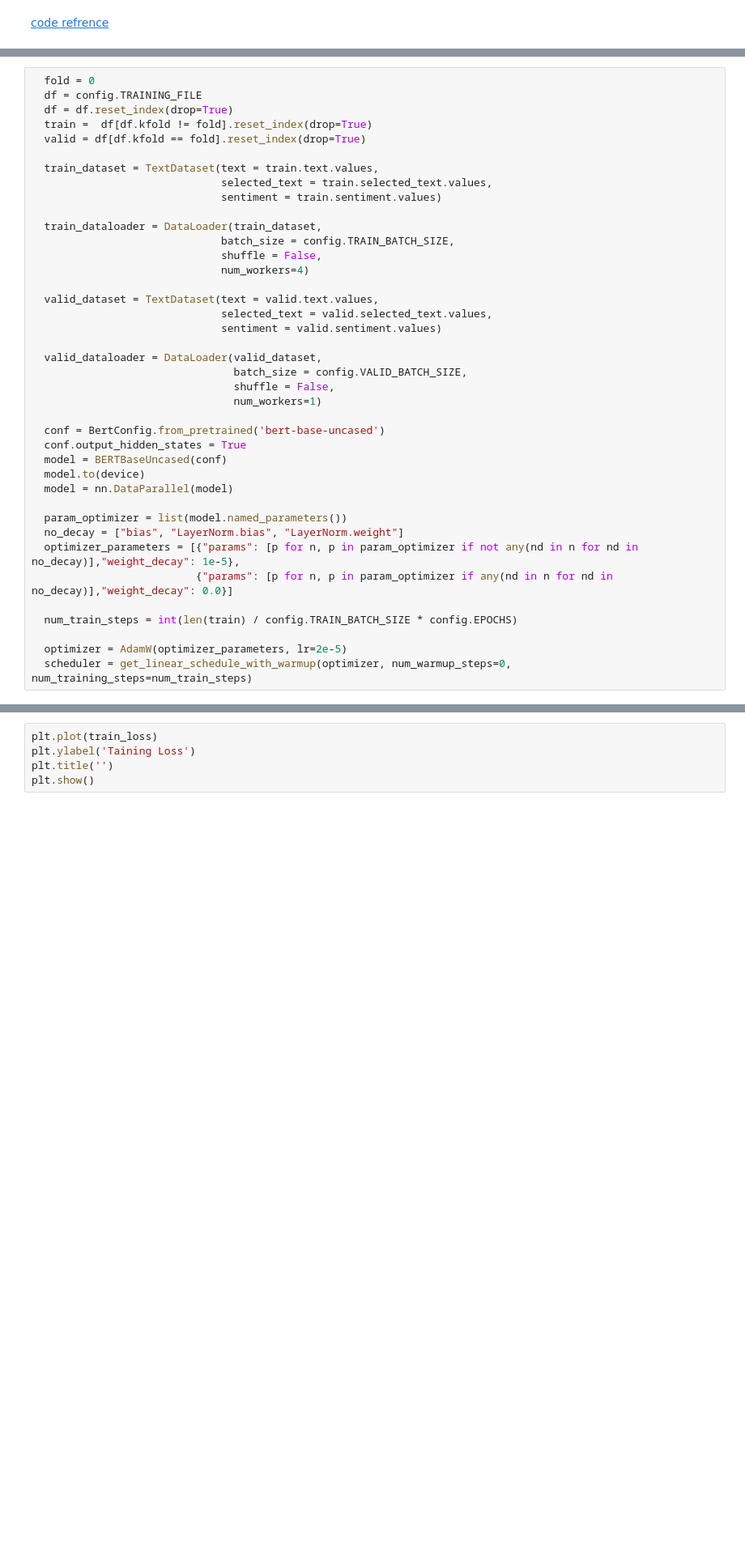
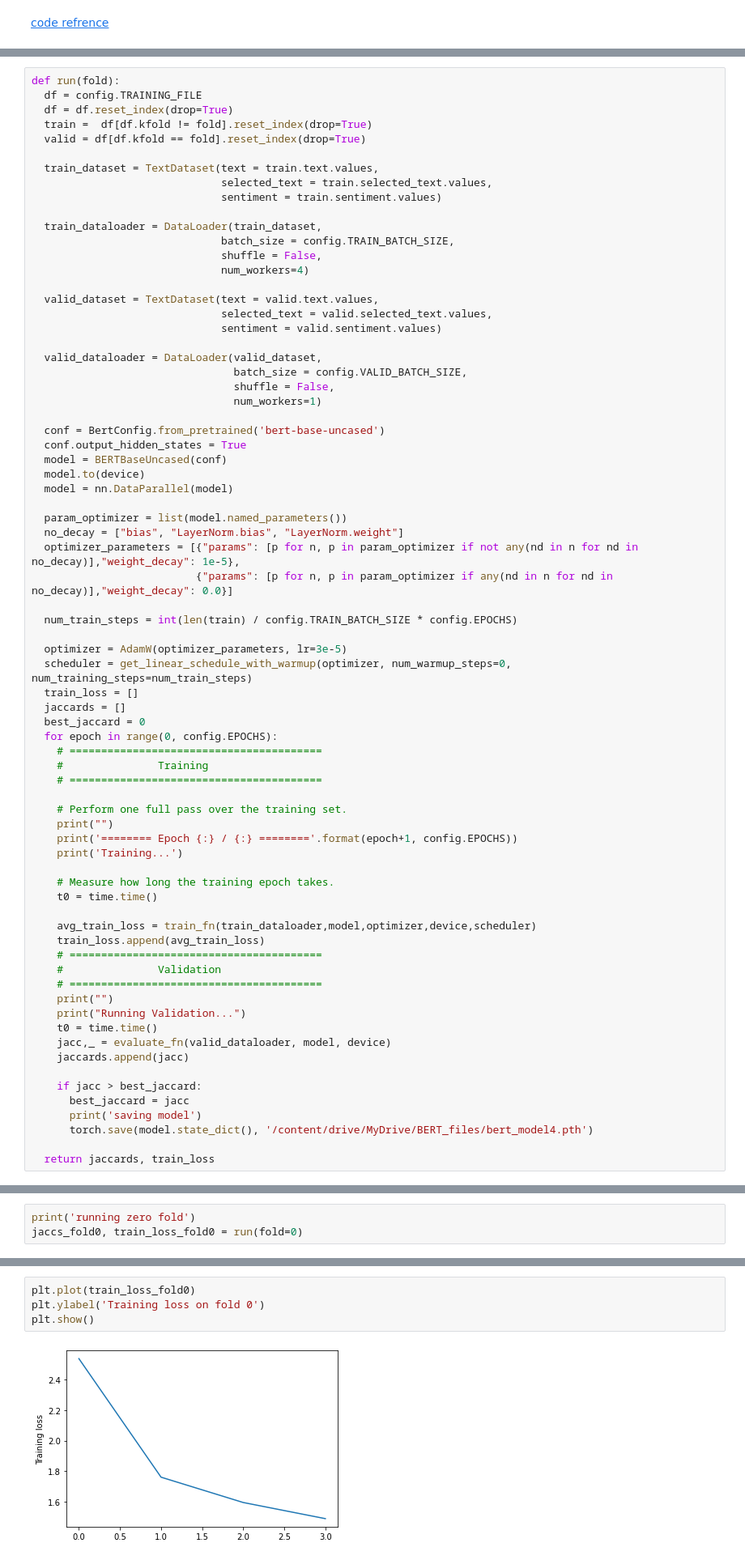
Before and after one commit to jrakhshanda/Text-Mining, a Jupyter notebook: text_mining.ipynb, the cells around one changed output, grey strips where cells are left out. Shown at 81% size. Saved outputs shown, nothing was run; the diff lists cells and outputs as text; blank space fills up the shorter version.

```diff
--- a/text_mining.ipynb
+++ b/text_mining.ipynb
@@ -516,7 +541,7 @@ def format_time(elapsed):
     return str(datetime.timedelta(seconds=elapsed_rounded))
 t0 = time.time()
 # %%
-  fold = 0
+def run(fold):
   df = config.TRAINING_FILE
   df = df.reset_index(drop=True)
   train =  df[df.kfold != fold].reset_index(drop=True)
@@ -553,5 +578,38 @@ t0 = time.time()
 
   num_train_steps = int(len(train) / config.TRAIN_BATCH_SIZE * config.EPOCHS)
 
-  optimizer = AdamW(optimizer_parameters, lr=2e-5)
+  optimizer = AdamW(optimizer_parameters, lr=3e-5)
   scheduler = get_linear_schedule_with_warmup(optimizer, num_warmup_steps=0, num_training_steps=num_train_steps)
+  train_loss = []
+  jaccards = []
+  best_jaccard = 0
+  for epoch in range(0, config.EPOCHS):
+    # ========================================
+    #               Training
+    # ========================================
+
+    # Perform one full pass over the training set.
+    print("")
+    print('======== Epoch {:} / {:} ========'.format(epoch+1, config.EPOCHS))
+    print('Training...')
+
+    # Measure how long the training epoch takes.
+    t0 = time.time()
+
+    avg_train_loss = train_fn(train_dataloader,model,optimizer,device,scheduler)
+    train_loss.append(avg_train_loss)
+    # ========================================
+    #               Validation
+    # ========================================
+    print("")
+    print("Running Validation...")
+    t0 = time.time()
+    jacc,_ = evaluate_fn(valid_dataloader, model, device)
+    jaccards.append(jacc)
+
+    if jacc > best_jaccard:
+      best_jaccard = jacc
+      print('saving model')
+      torch.save(model.state_dict(), '/content/drive/MyDrive/BERT_files/bert_model4.pth')
+
+  return jaccards, train_loss
@@ -597,0 +616,3 @@ train.shape[0]
+# %%
+print('running zero fold')
+jaccs_fold0, train_loss_fold0 = run(fold=0)
@@ -598,5 +637,6 @@ train.shape[0]
 # %%
-plt.plot(train_loss)
-plt.ylabel('Taining Loss')
-plt.title('')
+plt.plot(train_loss_fold0)
+plt.ylabel('Training loss on fold 0')
 plt.show()
+# %% [output]
+[figure, added]
```
Also changed, not shown: parts of 37 cells of this notebook.
